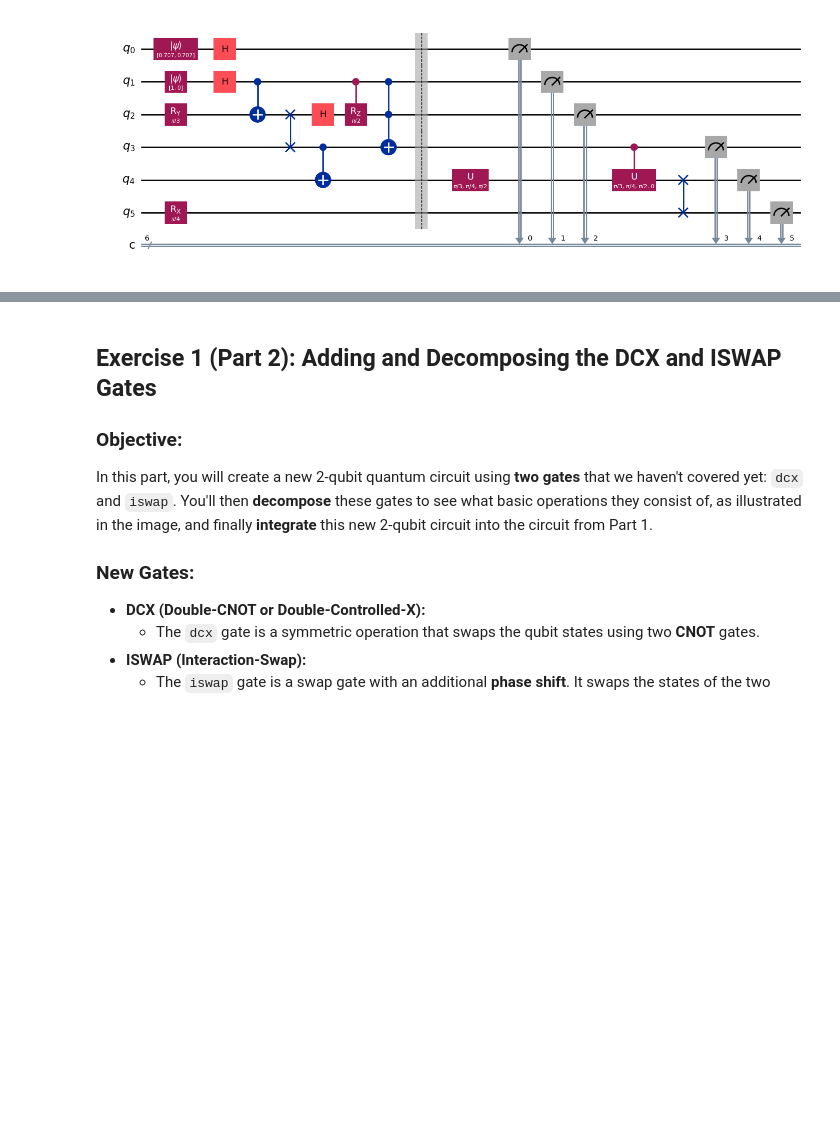
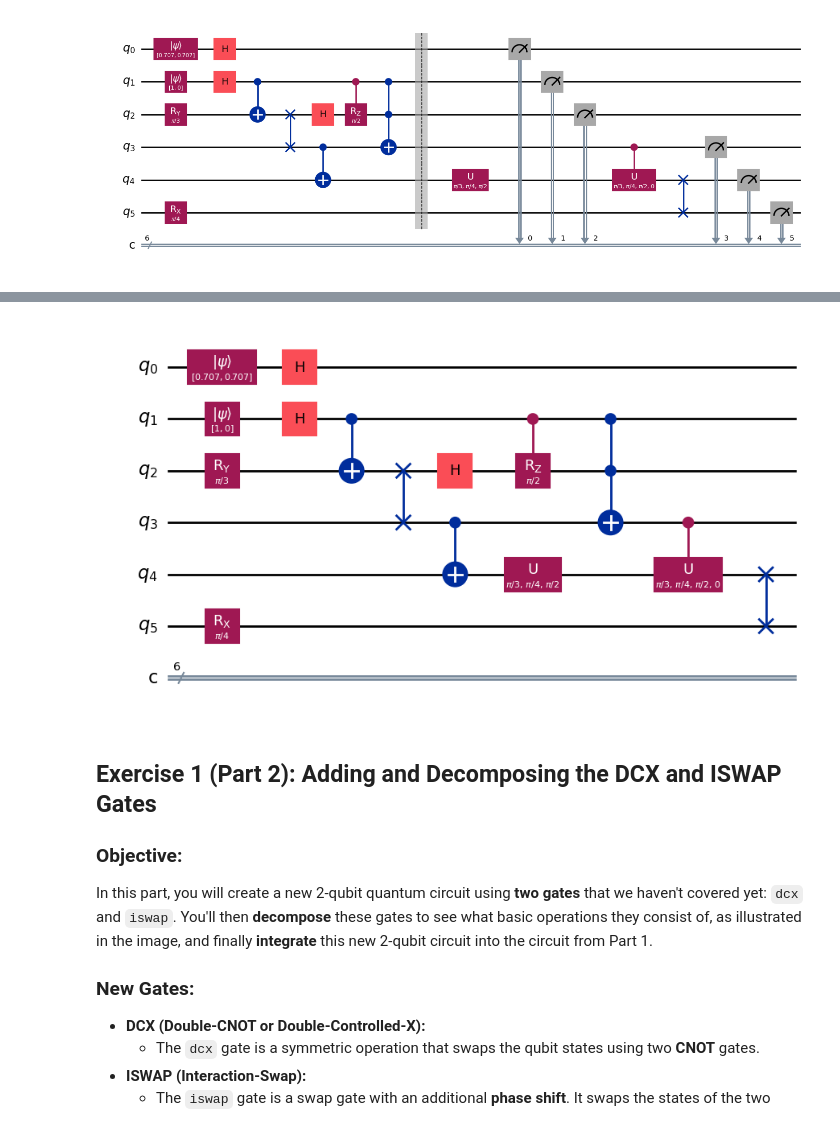
Before and after one commit to AKookani/Qiskit_course, a Jupyter notebook: Assignment1.ipynb, the cells around one changed output, grey strips where cells are left out. Cells and saved outputs as stored; diff of their text form; code cells hidden in the pictures; blank space fills up the shorter version.

```diff
--- a/Assignment1.ipynb
+++ b/Assignment1.ipynb
@@ -53,0 +52,43 @@ You are given a quantum circuit diagram (as seen in the image). Your task is to
+# %%
+# Solution:
+!pip install qiskit ipywidgets
+!pip install pylatexenc
+
+import math
+from qiskit import QuantumCircuit
+
+# Initialize a quantum circuit with 6 qubits and 6 classical bits
+qc = QuantumCircuit(6, 6)
+
+# Initialize qubits
+qc.initialize([1/2**0.5, 1/2**0.5], 0)  # |+⟩ state
+qc.initialize([1, 0], 1)  # |0⟩ state
+
+qc.h(0)
+qc.h(1)
+qc.ry(math.pi/3, 2)
+qc.cx(1, 2)
+qc.swap(2, 3)
+qc.rx(math.pi/4, 5)
+qc.cx(3, 4)
+
+# Apply gates according to the circuit description
+qc.h(2)
+qc.crz(math.pi/2, 1, 2)
+
+# Multi-Controlled NOT (Toffoli)
+qc.ccx(1, 2, 3)
+
+# Apply U gate on qubit 4
+qc.u(math.pi/3, math.pi/4, math.pi/2, 4)
+
+# Apply Controlled-U gate (control on qubit 3, target on qubit 4)
+qc.cu(math.pi/3, math.pi/4, math.pi/2, 0, 3, 4)
+
+# Swap gate between qubits 4 and 5
+qc.swap(4, 5)
+
+# Measure all qubits
+#qc.measure([0, 1, 2, 3, 4, 5], [0, 1, 2, 3, 4, 5])
+qc.draw('mpl')
+# %% [output]
@@ -54,3 +112,4 @@ You are given a quantum circuit diagram (as seen in the image). Your task is to
+[figure, added]
 # %% [markdown]
 ## **Exercise 1 (Part 2): Adding and Decomposing the DCX and ISWAP Gates**
 
```
Also changed, not shown: parts of 8 cells of this notebook.
